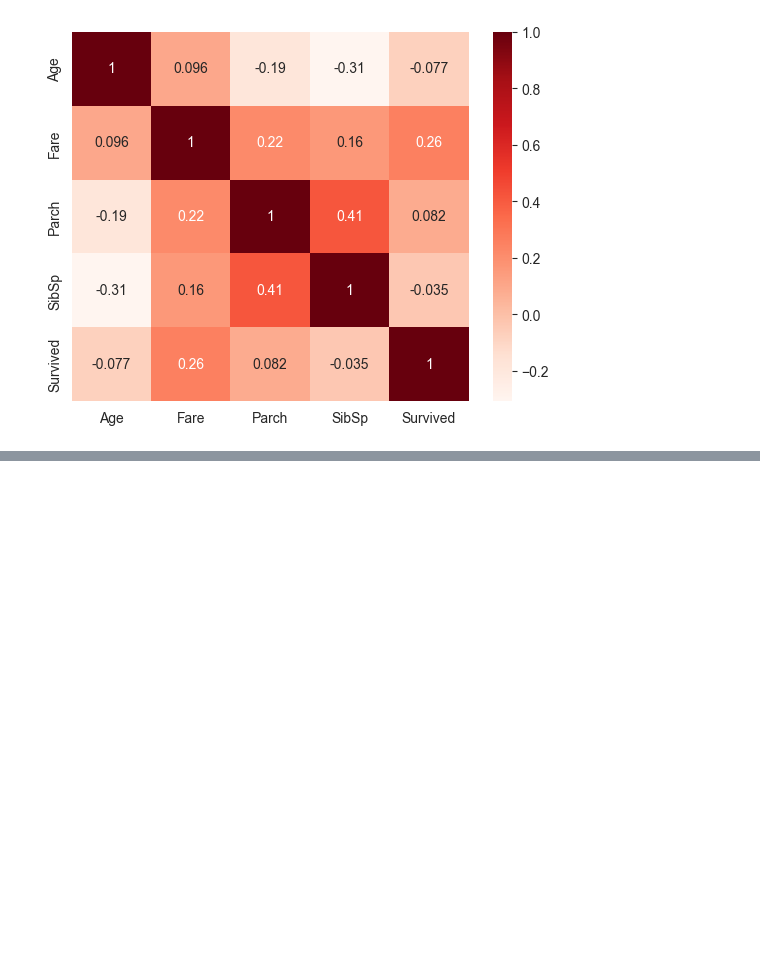
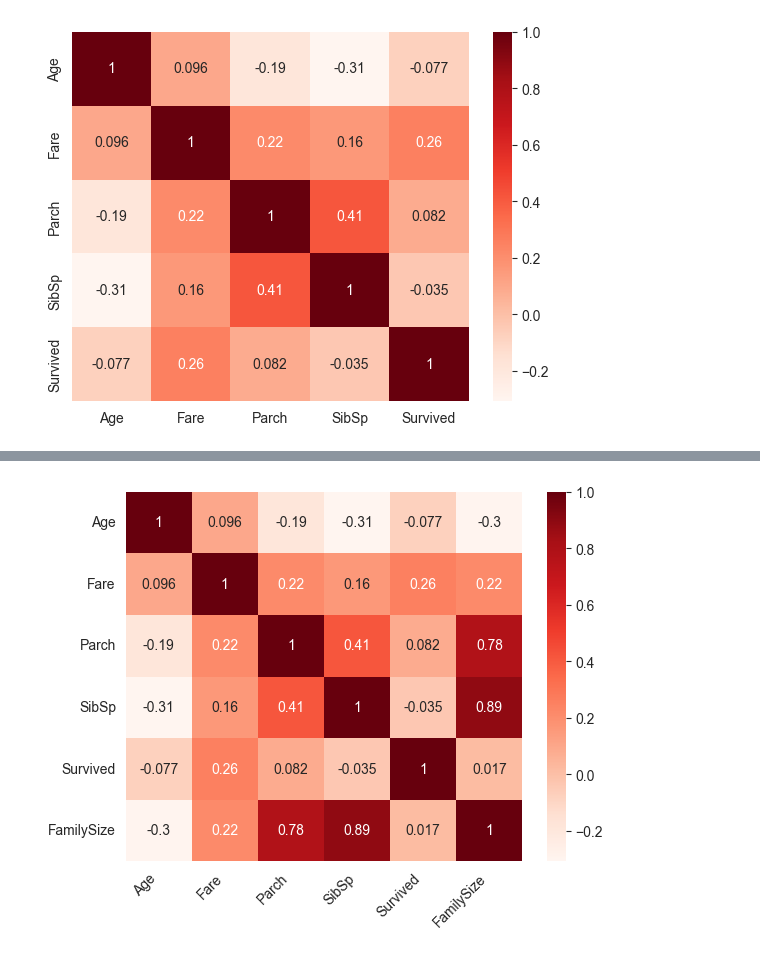
Before and after one commit to emschutt/Applied-Data-Science-Classes, a Jupyter notebook: Machine Learning/Homework_4.ipynb, the cells around one changed output, grey strips where cells are left out. Drawn from its saved outputs; the diff is of its cells as text; code cells hidden in the pictures; blank space fills up the shorter version.

```diff
--- a/Machine Learning/Homework_4.ipynb
+++ b/Machine Learning/Homework_4.ipynb
@@ -110,0 +124,18 @@ plt.show()
+# %%
+df["Title"] = df["Name"].str.extract(r",\s*([^\.]+)\.")
+
+common_titles = ["Mr", "Mrs", "Miss", "Master"]
+
+
+df["Title"] = df["Title"].where(df["Title"].isin(common_titles), "Rare")
+# %%
+df['FamilySize'] = df['SibSp'] + df['Parch'] + 1
+
+df_num_n = df[['Age', 'Fare', 'Parch', 'SibSp', 'Survived', 'FamilySize']]
+
+sns.heatmap(df_num_n.corr(), cmap="Reds", annot=True,)
+plt.xticks(rotation=45, ha="right")
+plt.yticks(rotation=0, ha="right")
+plt.show()
+# %% [output]
+[figure, added]
```
Also changed, not shown: parts of 5 cells of this notebook.
